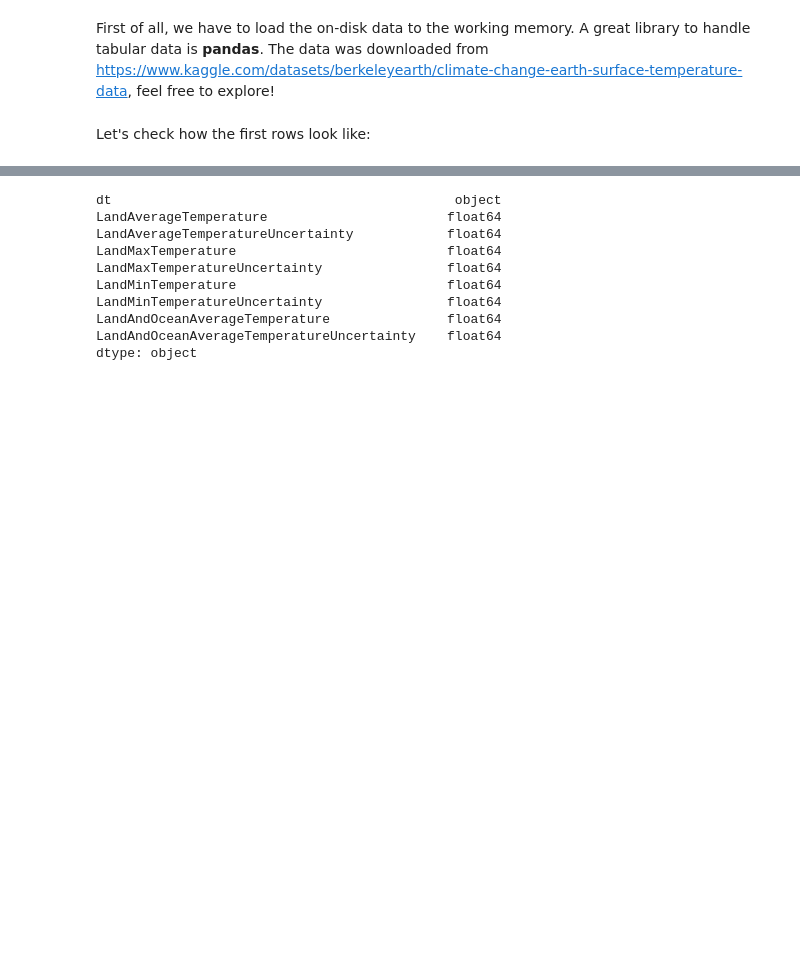
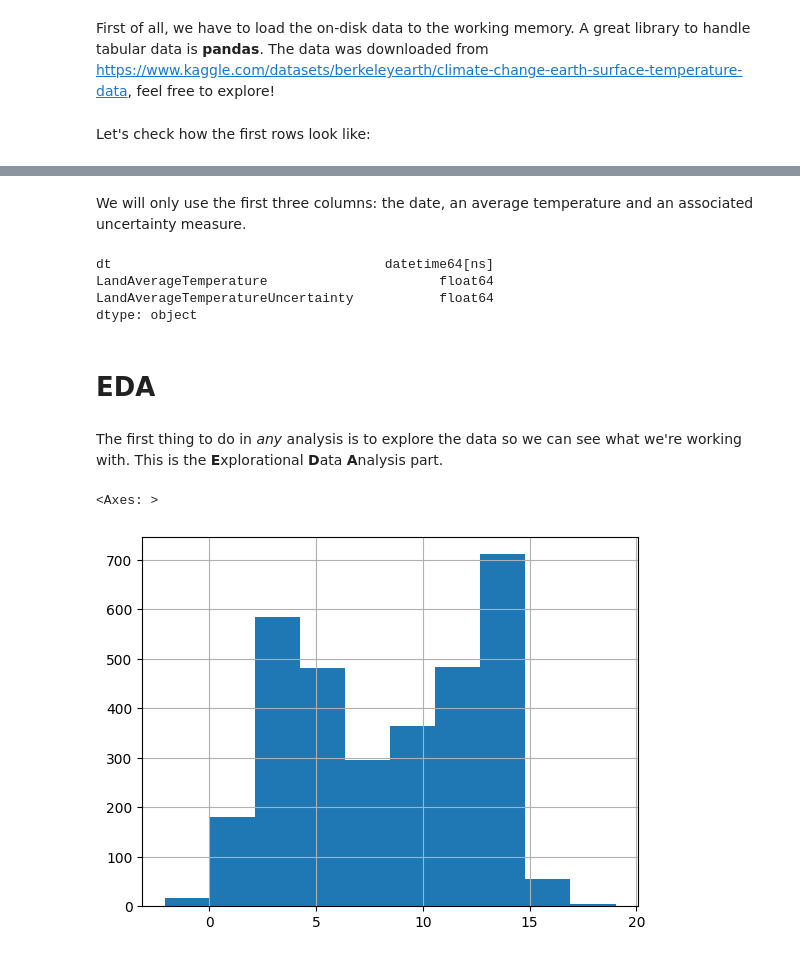
Before and after one commit to AE-nv/workshop_forecasting_2023, a Jupyter notebook: notebooks/EDA.ipynb, the cells around one changed output, grey strips where cells are left out. Cells and saved outputs as stored; diff of their text form; code cells hidden in the pictures; blank space fills up the shorter version.

Commit message:
First version of EDA

```diff
--- a/notebooks/EDA.ipynb
+++ b/notebooks/EDA.ipynb
@@ -15,16 +27,29 @@ df.head(3)
 | 0 | 1750-01-01 | 3.034 | 3.574 | NaN | NaN | ... |
 | 1 | 1750-02-01 | 3.083 | 3.702 | NaN | NaN | ... |
 | 2 | 1750-03-01 | 5.626 | 3.076 | NaN | NaN | ... |
-# %%
-df.dtypes
-# %% [output]
-dt                                            object
-LandAverageTemperature                       float64
-LandAverageTemperatureUncertainty            float64
-LandMaxTemperature                           float64
-LandMaxTemperatureUncertainty                float64
-LandMinTemperature                           float64
-LandMinTemperatureUncertainty                float64
-LandAndOceanAverageTemperature               float64
-LandAndOceanAverageTemperatureUncertainty    float64
-dtype: object
+# %% [markdown]
+We will only use the first three columns: the date, an average temperature and an associated uncertainty measure.
+# %%
+df = df[["dt", "LandAverageTemperature", "LandAverageTemperatureUncertainty"]]
+
+# change the datatype of date
+df["dt"]= pd.to_datetime(df["dt"])
+
+# remove NaN
+df = df[~df["LandAverageTemperature"].isnull()]
+
+df.dtypes
+# %% [output]
+dt                                   datetime64[ns]
+LandAverageTemperature                      float64
+LandAverageTemperatureUncertainty           float64
+dtype: object
+# %% [markdown]
+# EDA
+# %% [markdown]
+The first thing to do in *any* analysis is to explore the data so we can see what we're working with. This is the **E**xplorational **D**ata **A**nalysis part.
+# %%
+df["LandAverageTemperature"].hist()
+# %% [output]
+<Axes: >
+[figure, added]
```
Also changed, not shown: parts of 16 cells of this notebook.
